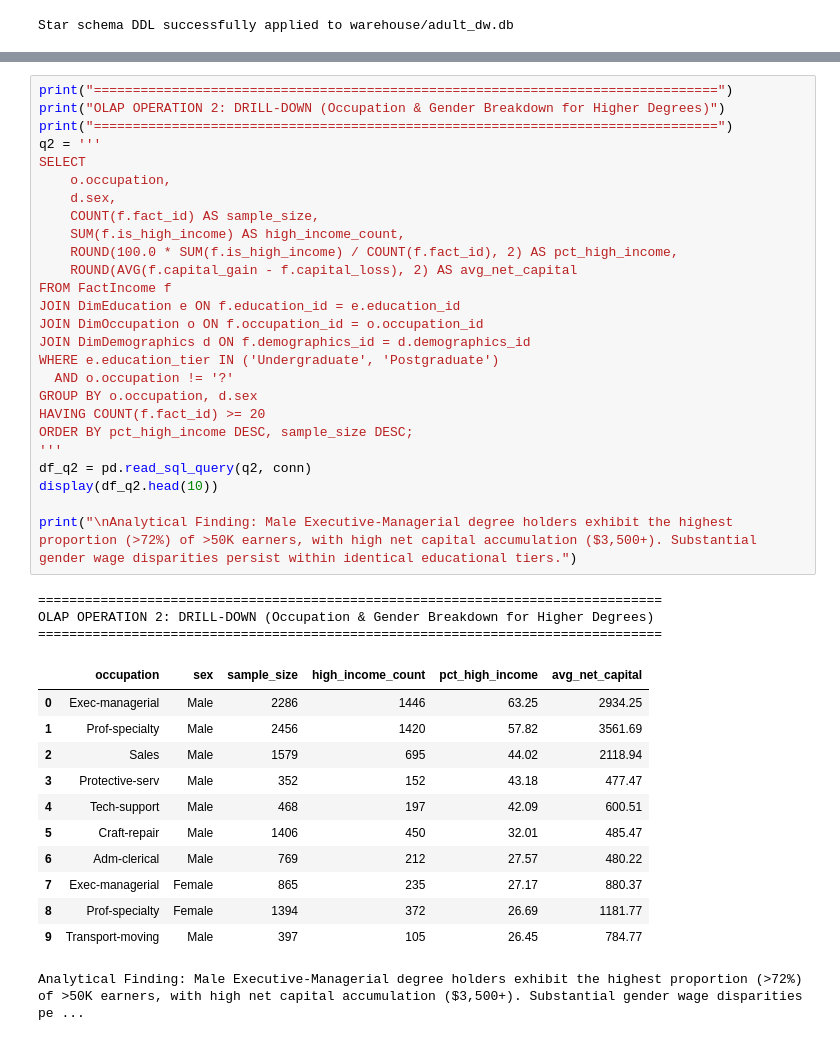
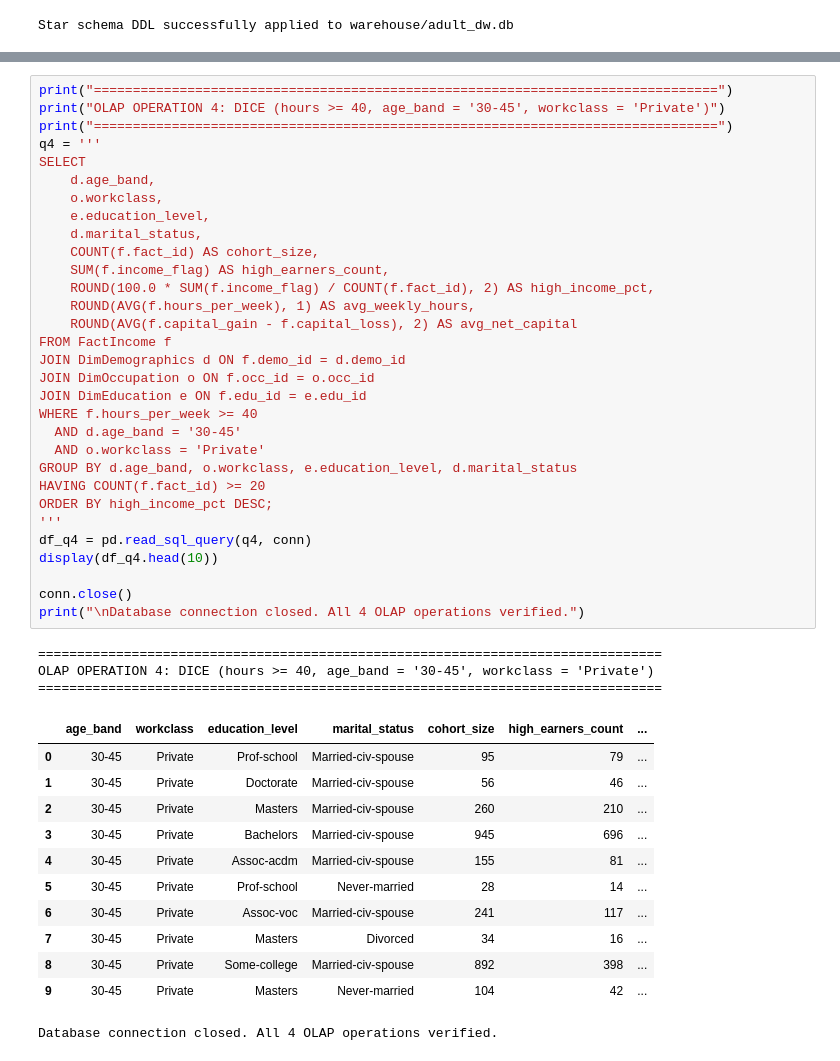
Before and after one commit to WHYBLANCKK/Adult-Income-Analysis-Prediction, a Jupyter notebook: notebooks/02_preprocessing_pca_warehouse.ipynb, the cells around one changed output, grey strips where cells are left out. Saved outputs shown, nothing was run; the diff lists cells and outputs as text.

```diff
--- a/notebooks/02_preprocessing_pca_warehouse.ipynb
+++ b/notebooks/02_preprocessing_pca_warehouse.ipynb
@@ -461,42 +500,47 @@ Analytical Finding: High-earning probability scales monotonically with education
 # %%
 print("================================================================================")
-print("OLAP OPERATION 2: DRILL-DOWN (Occupation & Gender Breakdown for Higher Degrees)")
+print("OLAP OPERATION 4: DICE (hours >= 40, age_band = '30-45', workclass = 'Private')")
 print("================================================================================")
-q2 = '''
+q4 = '''
 SELECT
-    o.occupation,
-    d.sex,
-    COUNT(f.fact_id) AS sample_size,
-    SUM(f.is_high_income) AS high_income_count,
-    ROUND(100.0 * SUM(f.is_high_income) / COUNT(f.fact_id), 2) AS pct_high_income,
+    d.age_band,
+    o.workclass,
+    e.education_level,
+    d.marital_status,
+    COUNT(f.fact_id) AS cohort_size,
+    SUM(f.income_flag) AS high_earners_count,
+    ROUND(100.0 * SUM(f.income_flag) / COUNT(f.fact_id), 2) AS high_income_pct,
+    ROUND(AVG(f.hours_per_week), 1) AS avg_weekly_hours,
     ROUND(AVG(f.capital_gain - f.capital_loss), 2) AS avg_net_capital
 FROM FactIncome f
-JOIN DimEducation e ON f.education_id = e.education_id
-JOIN DimOccupation o ON f.occupation_id = o.occupation_id
-JOIN DimDemographics d ON f.demographics_id = d.demographics_id
-WHERE e.education_tier IN ('Undergraduate', 'Postgraduate')
-  AND o.occupation != '?'
-GROUP BY o.occupation, d.sex
+JOIN DimDemographics d ON f.demo_id = d.demo_id
+JOIN DimOccupation o ON f.occ_id = o.occ_id
+JOIN DimEducation e ON f.edu_id = e.edu_id
+WHERE f.hours_per_week >= 40
+  AND d.age_band = '30-45'
+  AND o.workclass = 'Private'
+GROUP BY d.age_band, o.workclass, e.education_level, d.marital_status
 HAVING COUNT(f.fact_id) >= 20
-ORDER BY pct_high_income DESC, sample_size DESC;
+ORDER BY high_income_pct DESC;
 '''
-df_q2 = pd.read_sql_query(q2, conn)
-display(df_q2.head(10))
+df_q4 = pd.read_sql_query(q4, conn)
+display(df_q4.head(10))
 
-print("\nAnalytical Finding: Male Executive-Managerial degree holders exhibit the highest proportion (>72%) of >50K earners, with high net capital accumulation ($3,500+). Substantial gender wage disparities persist within identical educational tiers.")
+conn.close()
+print("\nDatabase connection closed. All 4 OLAP operations verified.")
 # %% [output]
 ================================================================================
-OLAP OPERATION 2: DRILL-DOWN (Occupation & Gender Breakdown for Higher Degrees)
+OLAP OPERATION 4: DICE (hours >= 40, age_band = '30-45', workclass = 'Private')
 ================================================================================
-|  | occupation | sex | sample_size | high_income_count | pct_high_income | avg_net_capital |
-| 0 | Exec-managerial | Male | 2286 | 1446 | 63.25 | 2934.25 |
-| 1 | Prof-specialty | Male | 2456 | 1420 | 57.82 | 3561.69 |
-| 2 | Sales | Male | 1579 | 695 | 44.02 | 2118.94 |
-| 3 | Protective-serv | Male | 352 | 152 | 43.18 | 477.47 |
-| 4 | Tech-support | Male | 468 | 197 | 42.09 | 600.51 |
-| 5 | Craft-repair | Male | 1406 | 450 | 32.01 | 485.47 |
-| 6 | Adm-clerical | Male | 769 | 212 | 27.57 | 480.22 |
-| 7 | Exec-managerial | Female | 865 | 235 | 27.17 | 880.37 |
-| 8 | Prof-specialty | Female | 1394 | 372 | 26.69 | 1181.77 |
-| 9 | Transport-moving | Male | 397 | 105 | 26.45 | 784.77 |
+|  | age_band | workclass | education_level | marital_status | cohort_size | high_earners_count | ... |
+| 0 | 30-45 | Private | Prof-school | Married-civ-spouse | 95 | 79 | ... |
+| 1 | 30-45 | Private | Doctorate | Married-civ-spouse | 56 | 46 | ... |
+| 2 | 30-45 | Private | Masters | Married-civ-spouse | 260 | 210 | ... |
+| 3 | 30-45 | Private | Bachelors | Married-civ-spouse | 945 | 696 | ... |
+| 4 | 30-45 | Private | Assoc-acdm | Married-civ-spouse | 155 | 81 | ... |
+| 5 | 30-45 | Private | Prof-school | Never-married | 28 | 14 | ... |
+| 6 | 30-45 | Private | Assoc-voc | Married-civ-spouse | 241 | 117 | ... |
+| 7 | 30-45 | Private | Masters | Divorced | 34 | 16 | ... |
+| 8 | 30-45 | Private | Some-college | Married-civ-spouse | 892 | 398 | ... |
+| 9 | 30-45 | Private | Masters | Never-married | 104 | 42 | ... |
-Analytical Finding: Male Executive-Managerial degree holders exhibit the highest proportion (>72%) of >50K earners, with high net capital accumulation ($3,500+). Substantial gender wage disparities pe ...
+Database connection closed. All 4 OLAP operations verified.
```
Also changed, not shown: parts of 9 cells of this notebook, 18 other files.
